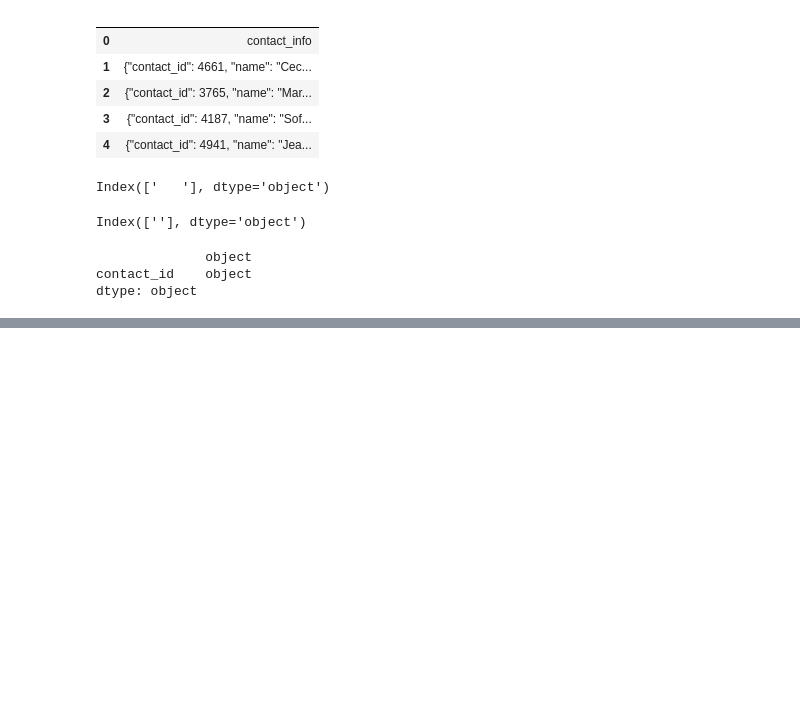
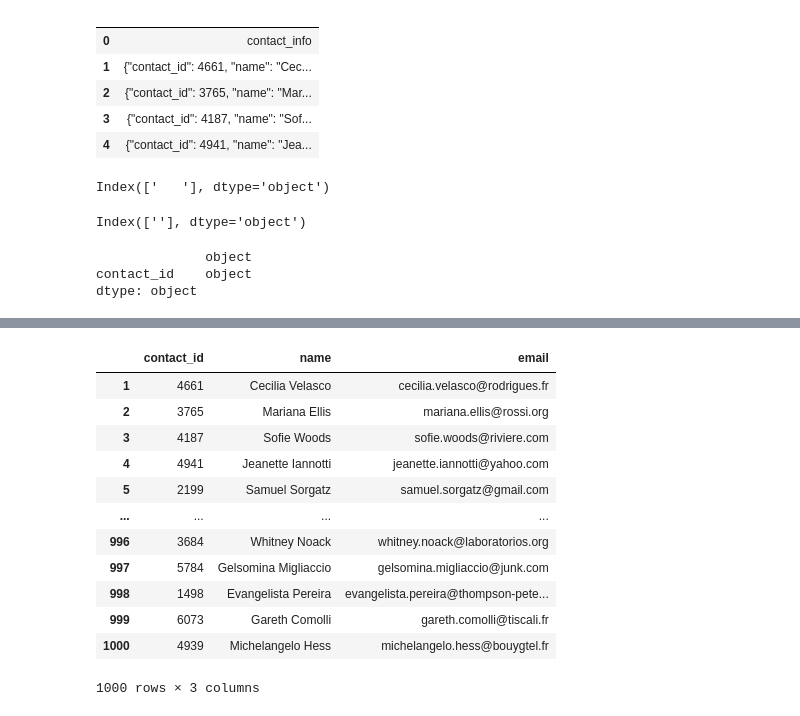
Before and after one commit to Aayushi015/Project-2-Group-05, a Jupyter notebook: Revano_work/ETL_Mini_Project_Starter_Code.ipynb, the cells around one changed output, grey strips where cells are left out. Saved outputs shown, nothing was run; the diff lists cells and outputs as text; code cells hidden in the pictures; blank space fills up the shorter version.

```diff
--- a/Revano_work/ETL_Mini_Project_Starter_Code.ipynb
+++ b/Revano_work/ETL_Mini_Project_Starter_Code.ipynb
@@ -488,4 +521,21 @@ KeyError: '[0] not found in axis'
 # %%
 # Create a copy of the contact_info_df with the 'contact_id', 'name', 'email' columns.
+contacts_df_clean=contact_info_df_copy.copy()
+contacts_df_clean=contacts_df_clean[['contact_id', 'name' , 'email']]
+contacts_df_clean
+# %% [output]
+|  | contact_id | name | email |
+| 1 | 4661 | Cecilia Velasco | cecilia.velasco@rodrigues.fr |
+| 2 | 3765 | Mariana Ellis | mariana.ellis@rossi.org |
+| 3 | 4187 | Sofie Woods | sofie.woods@riviere.com |
+| 4 | 4941 | Jeanette Iannotti | jeanette.iannotti@yahoo.com |
+| 5 | 2199 | Samuel Sorgatz | samuel.sorgatz@gmail.com |
+| ... | ... | ... | ... |
+| 996 | 3684 | Whitney Noack | whitney.noack@laboratorios.org |
+| 997 | 5784 | Gelsomina Migliaccio | gelsomina.migliaccio@junk.com |
+| 998 | 1498 | Evangelista Pereira | evangelista.pereira@thompson-pete... |
+| 999 | 6073 | Gareth Comolli | gareth.comolli@tiscali.fr |
+| 1000 | 4939 | Michelangelo Hess | michelangelo.hess@bouygtel.fr |
+1000 rows × 3 columns
 # %%
 # Create a "first"name" and "last_name" column with the first and last names from the "name" column.
```
Also changed, not shown: parts of 13 cells of this notebook.
